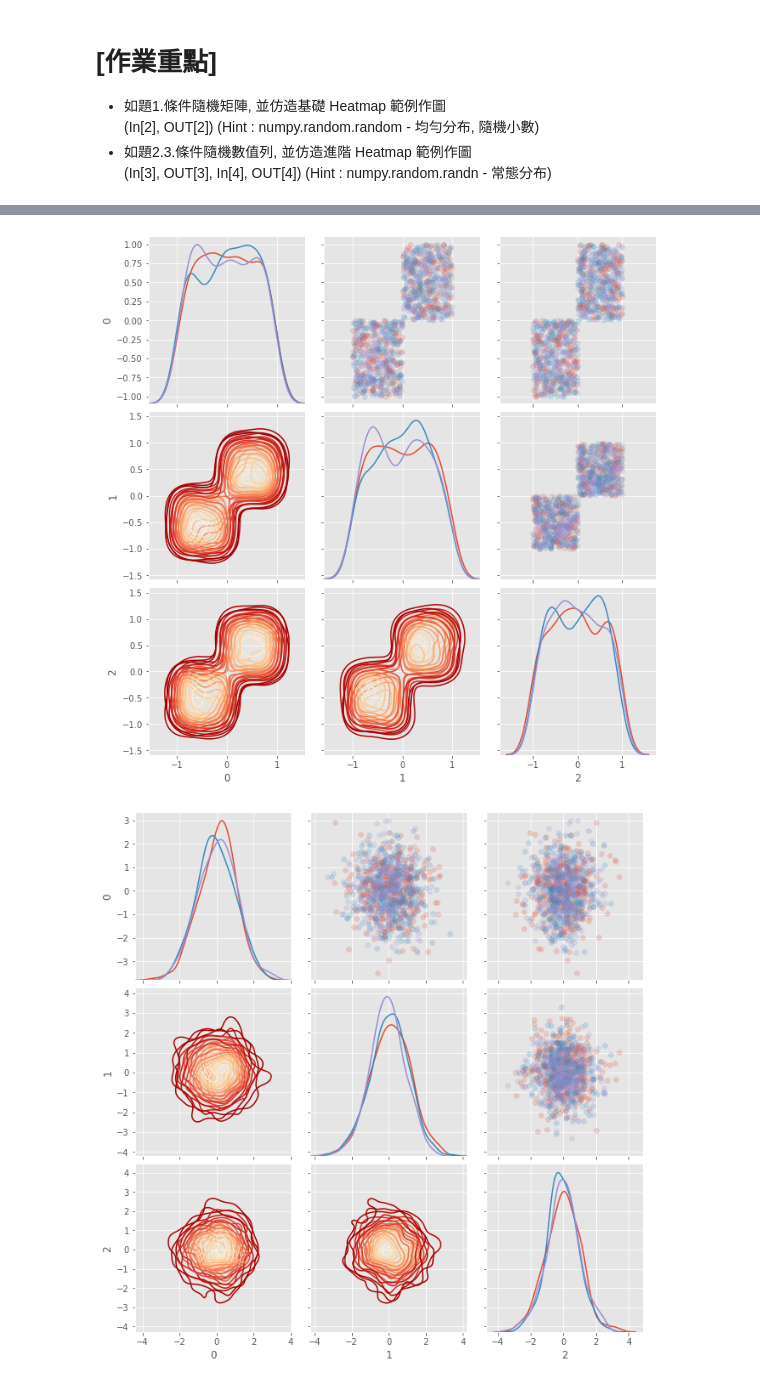
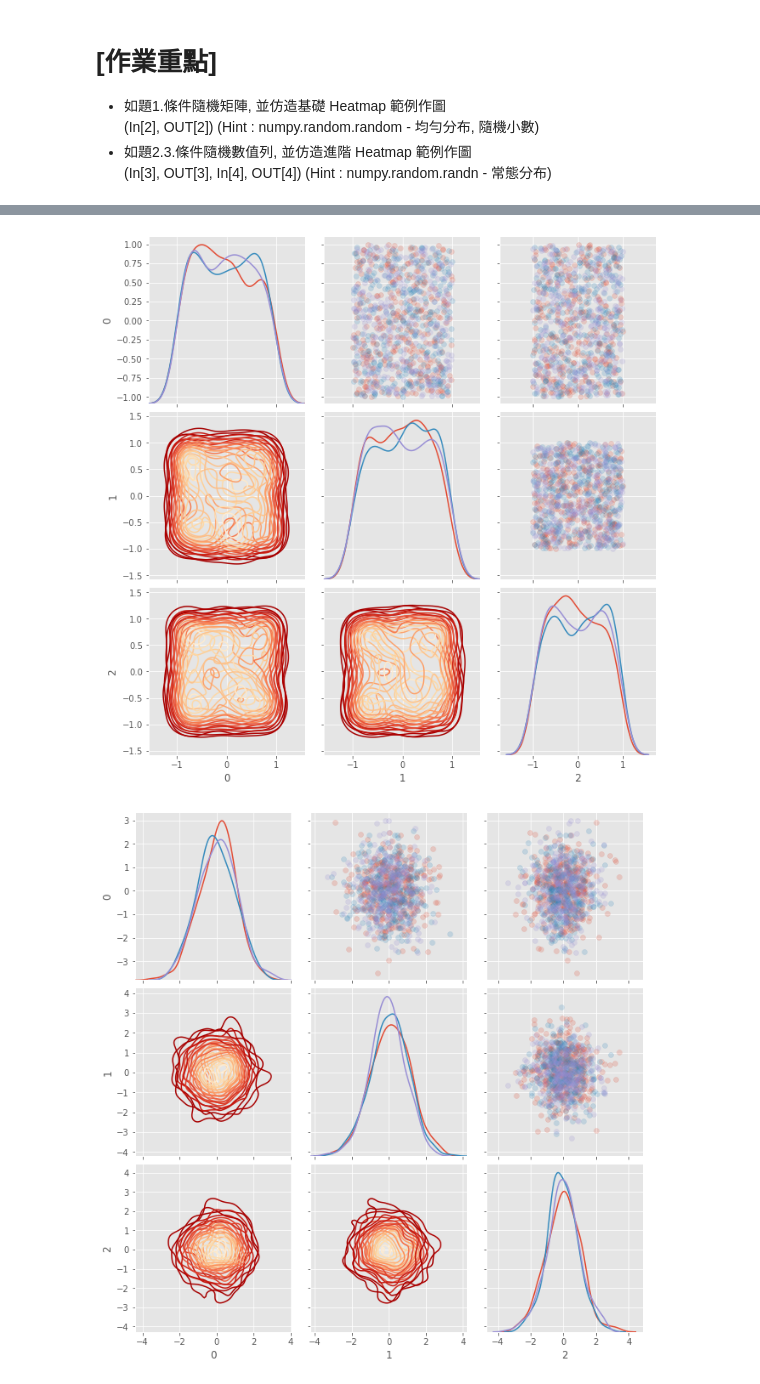
Before and after one commit to MaChengFu/1st-DL-CVMarathon, a Jupyter notebook: Day_020_HW.ipynb, the cells around one changed output, grey strips where cells are left out. Drawn from its saved outputs; the diff is of its cells as text; code cells hidden in the pictures.

```diff
--- a/Day_020_HW.ipynb
+++ b/Day_020_HW.ipynb
@@ -29,11 +29,8 @@ warnings.filterwarnings('ignore')
 """
 Your Code Here
 """
-matrix = []
-for x in range(5):
-    matrix.append(np.random.rand(10))
-    matrix.append(-np.random.rand(10))
-matrix
+matrix = (np.random.random((10,10)) - 0.5) * 2
+
 plt.figure(figsize=(10,10))
 """
 Your Code Here
@@ -45,33 +42,29 @@ plt.show()
 # %%
 nrow = 1000
 ncol = 3
 """
 Your Code Here
 """
-matrix = []
-for x in range(500):
-    matrix.append(np.random.rand(3))
-    matrix.append(-np.random.rand(3))
-matrix
+matrix = (np.random.random((1000,3)) - 0.5) * 2
 
 # 隨機給予 0, 1, 2 三種標籤
 indice = np.random.choice([0,1,2], size=nrow)
 plot_data = pd.DataFrame(matrix, indice).reset_index()
 
 # 繪製 seborn 進階 Heatmap
 grid = sns.PairGrid(data = plot_data, size = 3, diag_sharey=False,
                     hue = 'index', vars = [x for x in list(plot_data.columns) if x != 'index'])
 """
 Your Code Here
 Please replace "..." to correct plot function
 """
 grid.map_upper(plt.scatter , alpha = 0.2)
 grid.map_diag(sns.kdeplot )
 grid.map_lower(sns.kdeplot , cmap = plt.cm.OrRd_r)
 
 plt.show()
 # %% [output]
-[figure, old version]
+[figure, new version]
 # %%
 nrow = 1000
 ncol = 3
```
Also changed, not shown: parts of 1 cell of this notebook.
